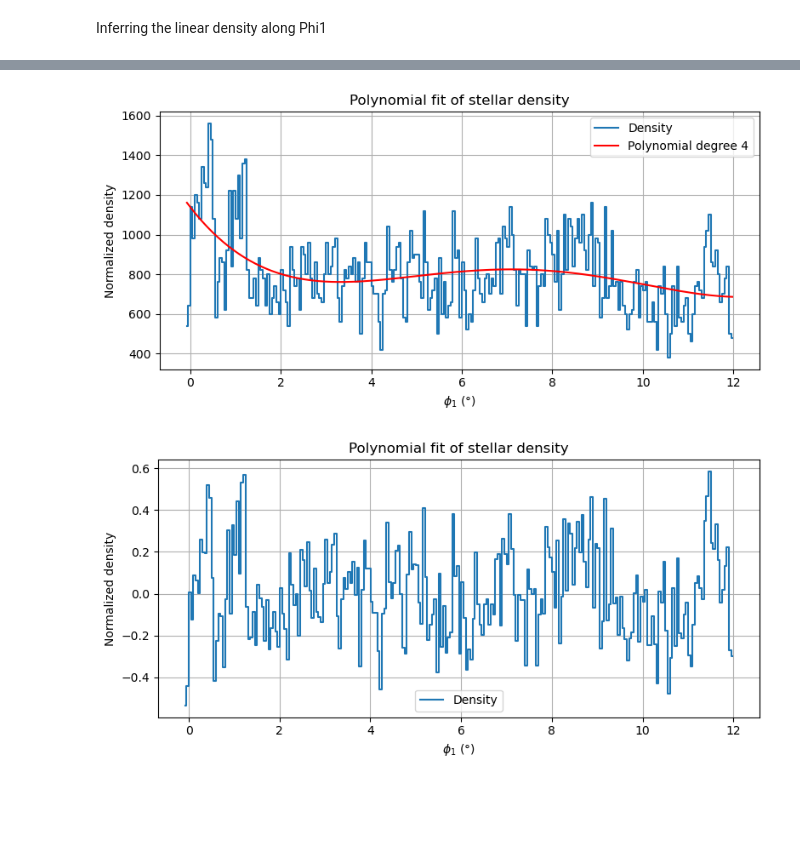
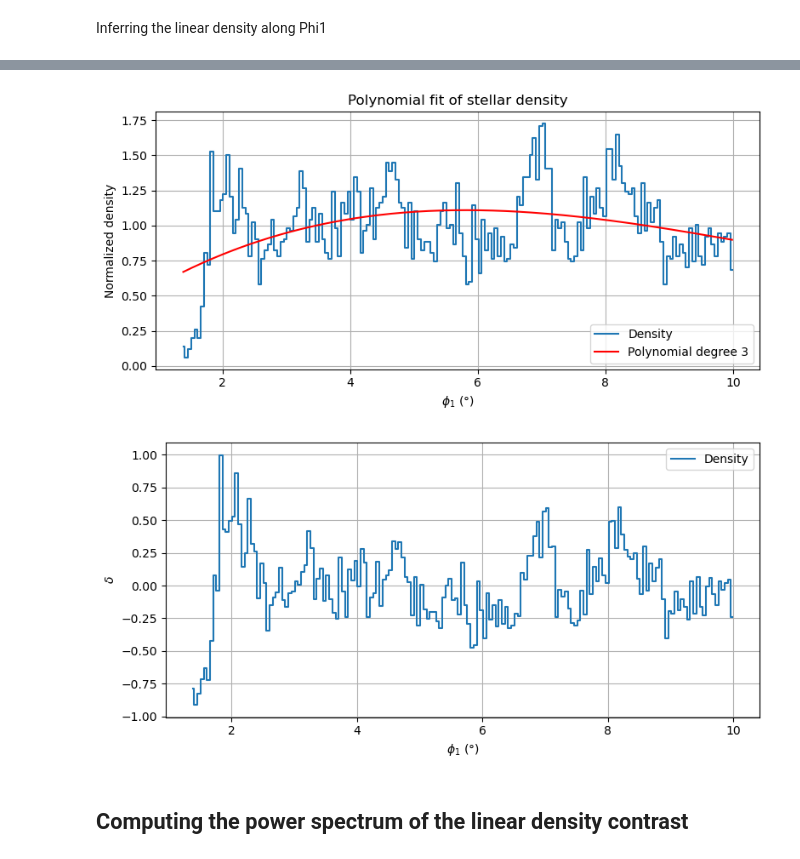
Before and after one commit to johannct/stream_sim, a Jupyter notebook: notebooks/stellar_stram_powers_pectrum.ipynb, the cells around one changed output, grey strips where cells are left out. Drawn from its saved outputs; the diff is of its cells as text; code cells hidden in the pictures; blank space fills up the shorter version.

Commit message:
Completing sts power spectrum

```diff
--- a/notebooks/stellar_stram_powers_pectrum.ipynb
+++ b/notebooks/stellar_stram_powers_pectrum.ipynb
@@ -524,6 +561,6 @@ import stream_galsim.impact_distribution as sid; reload(sid)
 # %%
 #phi12
-pole1 = ac.SkyCoord(ra=70*u.deg, dec=-27*u.deg)
+pole1 = ac.SkyCoord(ra=70*u.deg, dec=-25.5*u.deg)
 pole2 = ac.SkyCoord(ra=60*u.deg, dec=-35*u.deg)
 Filtered_stars_phi12 = sutils.icrs_to_phi12(Filtered_stars, pole1, pole2, velocities = False, panda=True)
 Filtered_stars_phi12
@@ -544,14 +581,12 @@ Filtered_stars_phi12
 # %% [markdown]
 We finally have our complete filtered stream, which is clearly visible on the map, allowing to perform a final cut
 # %%
-final_mask = (Filtered_stars_phi12.phi1<15) & (Filtered_stars_phi12.phi2<0.4) & (Filtered_stars_phi12.phi2>-0.8)
+final_mask = (Filtered_stars_phi12.phi1>-1) & (Filtered_stars_phi12.phi1<16) & (Filtered_stars_phi12.phi2<0.8) & (Filtered_stars_phi12.phi2>-0.3)
 final_stream = Filtered_stars_phi12[final_mask]
 
-plt.figure()
-plt.scatter(final_stream.phi1, final_stream.phi2, alpha=0.1,s=1, color='k')
-plt.xlabel(r"$\phi_2$ (deg)")
+plt.figure(figsize=(8,4))
+plt.scatter(final_stream.phi1, final_stream.phi2, alpha=0.2,s=2, color='k')
+plt.xlabel(r"$\phi_1$ (deg)")
 plt.ylabel(r"$\phi_2$ (deg)")
-plt.xlabel("Phi1 (deg)")
-plt.ylabel("Phi2 (deg)")
 plt.show()
 # %% [output]
@@ -609,22 +644,27 @@ final_stream
 # %%
 ### we use the StreamDensityAnalyzer class from sutils
-phi1_mask = (final_stream.phi1 > -0.1) & (final_stream.phi1 < 12)
+phi1_mask = (final_stream.phi1 > 0) & (final_stream.phi1 < 10)
 Stream_Density_Analyzer = sutils.StreamDensityAnalyzer(final_stream[phi1_mask], bin_width=0.05)
-phi1_bins, phi1_densities = Stream_Density_Analyzer.compute_density(plot=False, normalize=False)
+phi1_bins, phi1_densities = Stream_Density_Analyzer.compute_density(plot=False, normalize=True)
 # coeffs_perturbed, poly_func_perturbed = Stream_Density_Analyzer.fit_polynomial(degree=8, plot=True) #not necessary
-coeffs_smooth, poly_smooth = Stream_Density_Analyzer.fit_polynomial(degree=4, plot=True)
+coeffs_smooth, poly_smooth = Stream_Density_Analyzer.fit_polynomial(degree=3, plot=True)
 # %% [output]
-[figure, old version]
+[figure, new version]
+# %%
+###Computing the density contrast using smooth density
+delta_real = (phi1_densities-poly_smooth(phi1_bins))/poly_smooth(phi1_bins)
 # %%
 plt.figure(figsize=(8, 4))
 # plt.plot(centers, (dens_norm_perturbed-dens_norm_unperturbed)/dens_norm_unperturbed, drawstyle='steps-mid')
-plt.plot(phi1_bins, (phi1_densities-poly_smooth(phi1_bins))/poly_smooth(phi1_bins), label="Density", drawstyle='steps-mid')
+plt.plot(phi1_bins, delta_real, label="Density", drawstyle='steps-mid')
 plt.xlabel(r'$\phi_1$ (°)')
-plt.ylabel("Normalized density")
-plt.title("Polynomial fit of stellar density")
+plt.ylabel(r"$\delta$")
+# plt.title("Density contrast along the stream track")
 plt.grid(True)
 plt.legend()
 plt.tight_layout()
 plt.show()
 # %% [output]
-[figure, old version]
+[figure, new version]
+# %% [markdown]
+## Computing the power spectrum of the linear density contrast
```
Also changed, not shown: parts of 38 cells of this notebook, 4 other files.
